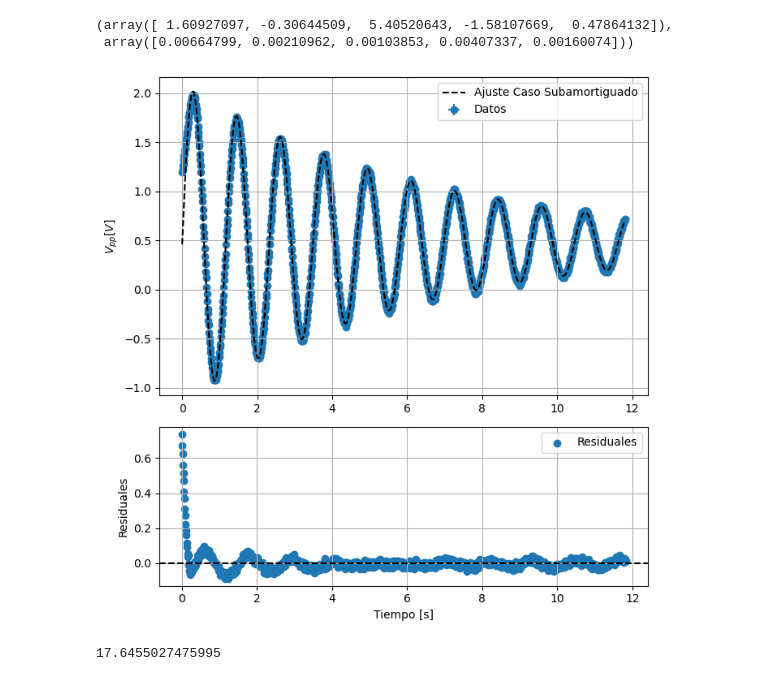
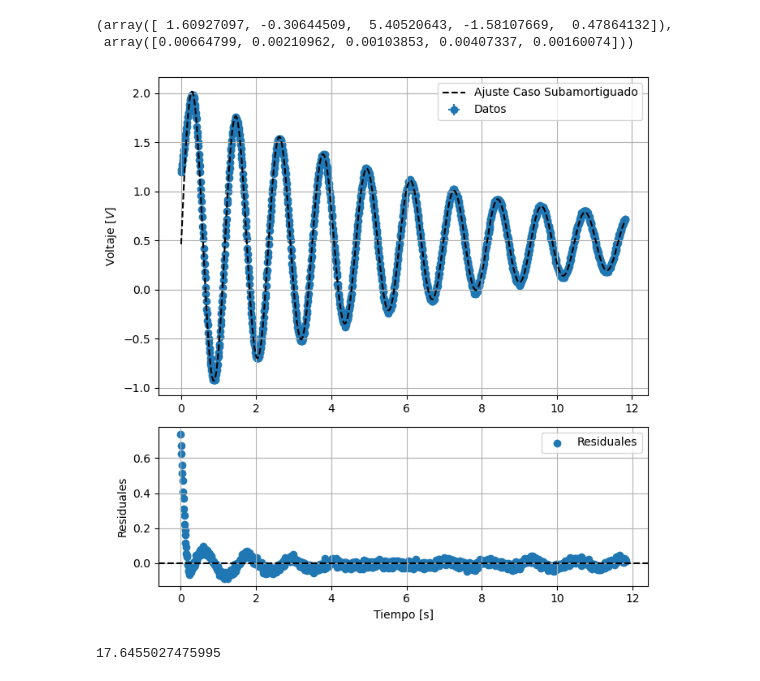
Before and after one commit to QuantumPower4/LabIntermedio2024-2, a Jupyter notebook: Oscilador Torsional/Oscilador_Torsional.ipynb, the cells around one changed output. Saved outputs shown, nothing was run; the diff lists cells and outputs as text; code cells hidden in the pictures.

```diff
--- a/Oscilador Torsional/Oscilador_Torsional.ipynb
+++ b/Oscilador Torsional/Oscilador_Torsional.ipynb
@@ -287,24 +287,24 @@ params5, np.sqrt(np.diag(pcov5))
 # %%
 fig, (ax1, ax2) = plt.subplots(2, 1, figsize=(7, 7), gridspec_kw={'height_ratios': [2, 1]})
 
 ax1.errorbar(time1, V1,fmt="o",xerr= [0.01]*len(time1),yerr=[0.01]*len(V1),label="Datos",zorder=1)
 ax1.plot(time1, subamort(time1,*params5),color="k",label="Ajuste Caso Subamortiguado",linestyle="--",zorder=2)
-ax1.set_ylabel("$V_{pp} [V]$")
+ax1.set_ylabel("Voltaje $[V]$")
 ax1.legend()
 ax1.grid(True)
 
 residuals5 = (V1 - subamort(time1,*params5))
 
 ax2.scatter(time1, residuals5,label="Residuales")
 ax2.set_ylabel("Residuales")
 ax2.set_xlabel("Tiempo [s]")
 ax2.axhline(0,color="k",linestyle="--")
 ax2.legend()
 ax2.grid(True)
 
 plt.tight_layout()
 # %% [output]
-[figure, old version]
+[figure, new version]
 # %%
 Q1 = np.sqrt(params5[2]**2+(params5[1]/2)**2)/np.abs(params5[1])
 Q1
```
Also changed, not shown: parts of 3 cells of this notebook.
